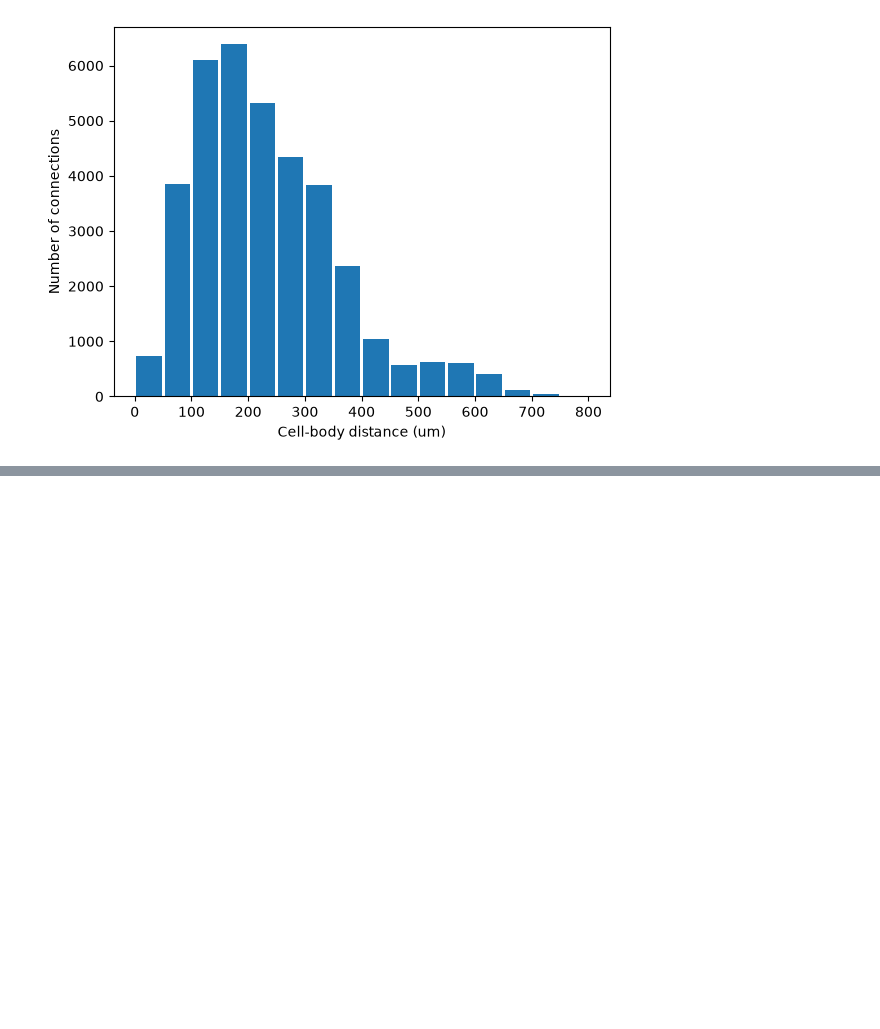
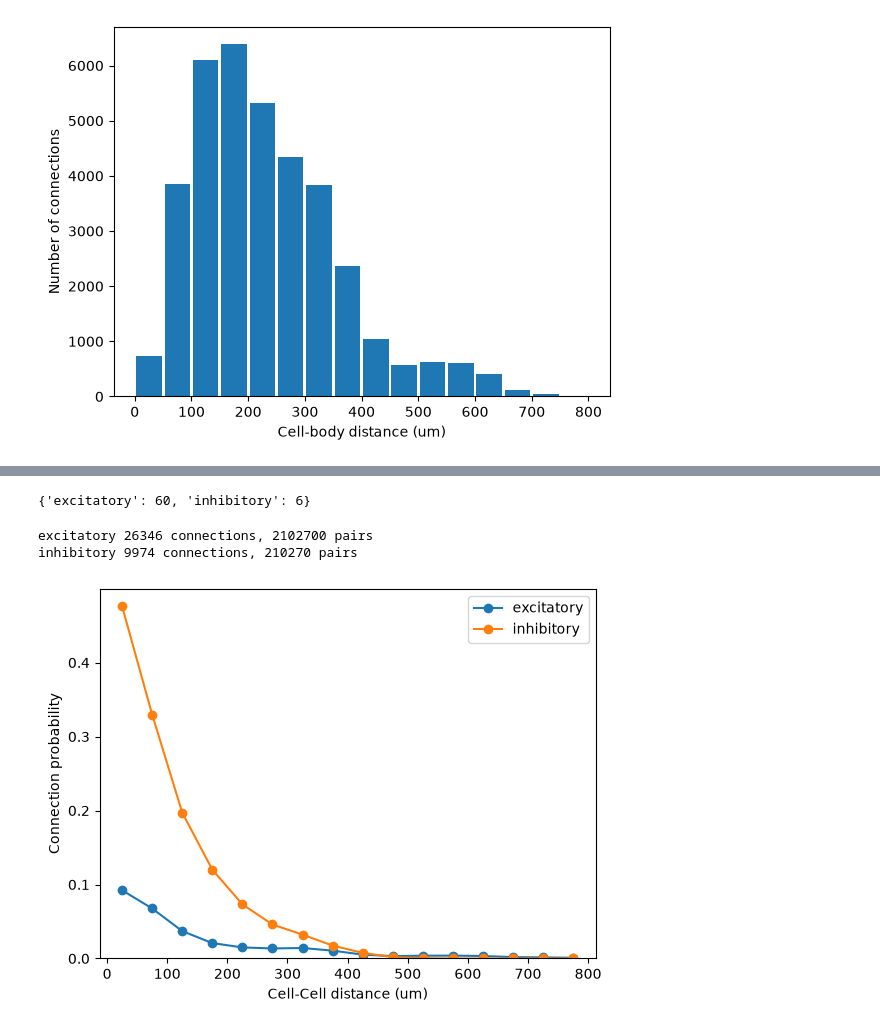
Before and after one commit to 6namdang/connectomes-assignment, a Jupyter notebook: assignments/assignment2.ipynb, the cells around one changed output, grey strips where cells are left out. Cells and saved outputs as stored; diff of their text form; code cells hidden in the pictures; blank space fills up the shorter version.

```diff
--- a/assignments/assignment2.ipynb
+++ b/assignments/assignment2.ipynb
@@ -101,0 +114,60 @@ plt.show()
+# %%
+from scipy.stats import beta
+
+# coarse type of every neuron so I can look it up by id
+all_types = locations_df["coarse_cell_type"].values
+
+cell_type = {}
+for j in range(len(all_ids)):
+    cell_type[all_ids[j]] = all_types[j]
+
+n_sources = {"excitatory": 0, "inhibitory": 0}
+for i in range(len(pre_ids)):
+    n_sources[cell_type[pre_ids[i]]] += 1
+print(n_sources)
+# %% [output]
+{'excitatory': 60, 'inhibitory': 6}
+# %%
+# distance for actual connections, split by type of the source neuron
+connected_by_type = {"excitatory": [], "inhibitory": []}
+for i in range(len(connections_df)):
+    pre = connections_df["pre_pt_root_id"][i]
+    post = connections_df["post_pt_root_id"][i]
+    x1, y1, z1 = coords[pre]
+    x2, y2, z2 = coords[post]
+    d = np.sqrt((x2 - x1) ** 2 + (y2 - y1) ** 2 + (z2 - z1) ** 2)
+    connected_by_type[cell_type[pre]].append(d)
+
+# distance from each source neuron to every other neuron, split the same way
+all_pairs_by_type = {"excitatory": [], "inhibitory": []}
+for i in range(len(pre_ids)):
+    x1, y1, z1 = coords[pre_ids[i]]
+    for j in range(len(all_ids)):
+        if pre_ids[i] == all_ids[j]:
+            continue
+        x2, y2, z2 = all_xyz[j]
+        d = np.sqrt((x2 - x1) ** 2 + (y2 - y1) ** 2 + (z2 - z1) ** 2)
+        all_pairs_by_type[cell_type[pre_ids[i]]].append(d)
+
+for t in ["excitatory", "inhibitory"]:
+    connected_by_type[t] = np.array(connected_by_type[t]) / 1000  # nm to um
+    all_pairs_by_type[t] = np.array(all_pairs_by_type[t]) / 1000
+    print(t, len(connected_by_type[t]), "connections,", len(all_pairs_by_type[t]), "pairs")
+# %% [output]
+excitatory 26346 connections, 2102700 pairs
+inhibitory 9974 connections, 210270 pairs
+# %%
+for t in ["excitatory", "inhibitory"]:
+    n_all = np.histogram(all_pairs_by_type[t], bins=bin_edges)[0]
+    n_con = np.histogram(connected_by_type[t], bins=bin_edges)[0]
+    prob = n_con / n_all
+    plt.plot(bin_centers, prob, "o-", label=t)
+
+
+plt.xlabel("Cell-Cell distance (um)")
+plt.ylabel("Connection probability")
+plt.ylim(0)
+plt.legend()
+plt.show()
+# %% [output]
+[figure, added]
```
Also changed, not shown: parts of 4 cells of this notebook, 2 other files.
